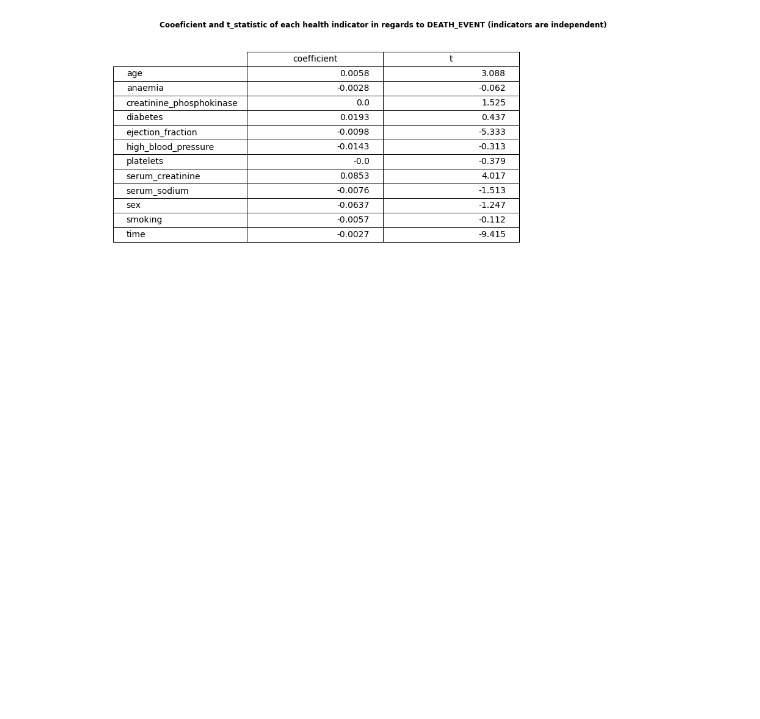
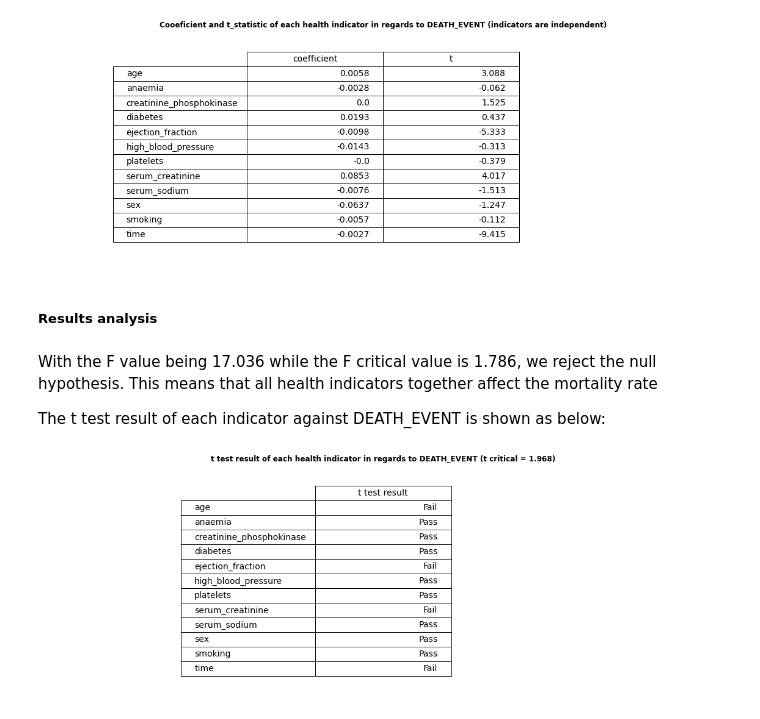
Before and after one commit to tminhquang00/EEET2485-heart-failure-prediction, a Jupyter notebook: health-failure-detection - Tam.ipynb, the cells around one changed output. Drawn from its saved outputs; the diff is of its cells as text; code cells hidden in the pictures; blank space fills up the shorter version.

```diff
--- a/health-failure-detection - Tam.ipynb
+++ b/health-failure-detection - Tam.ipynb
@@ -132,15 +236,21 @@ plt.show()
 
 test_results = []
 coef_and_t_results = []
+t_pass_results = []
+t_crit = 1.968
 index = 1
+
 results = smf.ols('DEATH_EVENT ~ age + anaemia + creatinine_phosphokinase + diabetes + ejection_fraction + high_blood_pressure' +
                   ' + platelets + serum_creatinine + serum_sodium + sex + smoking + time', data=data).fit()
 
 test_values = [round(results.rsquared, 3), round(results.fvalue, 3), round(results.f_pvalue, 3)]
 test_results.append(test_values)
 while index < len(results.params):
-    coef_and_t_values = [round(results.params[index], 4), round(results.tvalues[index], 3)]
-    coef_and_t_results.append(coef_and_t_values)
+    coef_and_t = [round(results.params[index], 4), round(results.tvalues[index], 3)]
+    t_pass = ["Pass" if (round(results.tvalues[index], 3) <= t_crit) and (round(results.tvalues[index], 3) >= t_crit * - 1) else "Fail"]
+
+    coef_and_t_results.append(coef_and_t)
+    t_pass_results.append(t_pass)
     index += 1
 
 print(results.summary())
@@ -199,3 +308,26 @@ ax.set_title('Cooeficient and t_statistic of each health indicator in regards to
 plt.show()
 # %% [output]
 [figure]
+# %% [markdown]
+##### Results analysis
+# %% [markdown]
+With the F value being 17.036 while the F critical value is 1.786, we reject the null hypothesis. This means that all health indicators together affect the mortality rate
+
+The t test result of each indicator against DEATH_EVENT is shown as below:
+# %%
+fig, ax = plt.subplots(figsize = (20,7))
+ax.set_axis_off()
+table = ax.table(
+    cellText = t_pass_results,
+    rowLabels = data.columns[:12],
+    colLabels = ['t test result'],
+    colWidths = [0.1],
+    loc = 'center')
+table.set_fontsize(14)
+table.scale(2, 2)
+
+ax.set_title('t test result of each health indicator in regards to DEATH_EVENT (t critical = 1.968)', fontweight ="bold")
+
+plt.show()
+# %% [output]
+[figure, added]
```
Also changed, not shown: parts of 14 cells of this notebook.
